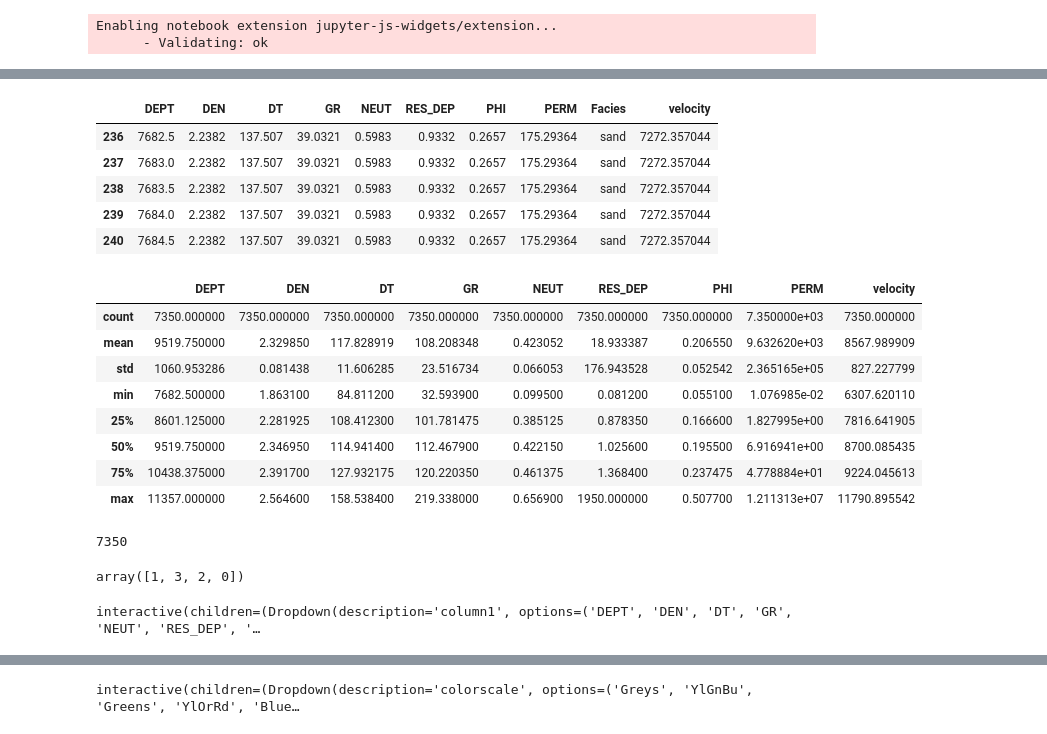
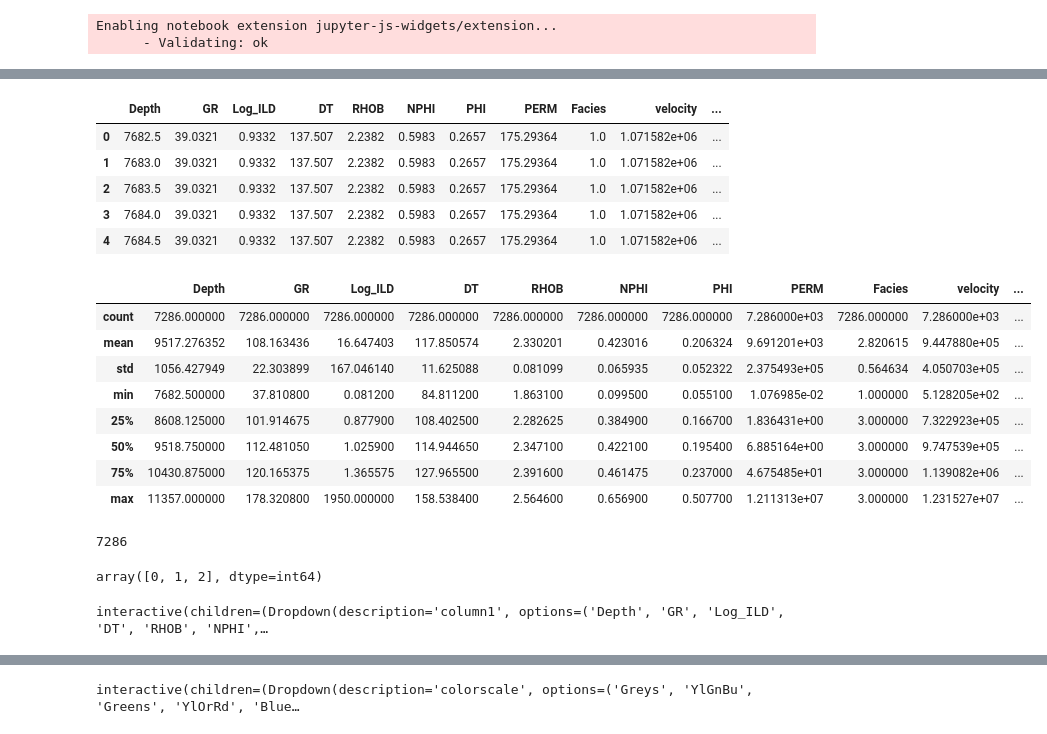
Before and after one commit to Egbetimmy/MSc-Project, a Jupyter notebook: permeability_model.ipynb, the cells around one changed output, grey strips where cells are left out. Cells and saved outputs as stored; diff of their text form; code cells hidden in the pictures.

```diff
--- a/permeability_model.ipynb
+++ b/permeability_model.ipynb
@@ -41,5 +39,5 @@ PROJ: proj_create_from_database: SQLite error on SELECT name, type, coordinate_s
 # %%
-df = pd.read_csv('data/well_4_ML.csv')
+df = pd.read_csv('data/freeman_well_4_eng.csv')
 # %%
 df.describe()
 # %% [output]
@@ -84,30 +68,30 @@ dtype: int64
 # %%
-df1.head()
+df.head()
 # %% [output]
-|  | DEPT | DEN | DT | GR | NEUT | RES_DEP | PHI | PERM | Facies | velocity |
-| 236 | 7682.5 | 2.2382 | 137.507 | 39.0321 | 0.5983 | 0.9332 | 0.2657 | 175.29364 | sand | 7272.357044 |
-| 237 | 7683.0 | 2.2382 | 137.507 | 39.0321 | 0.5983 | 0.9332 | 0.2657 | 175.29364 | sand | 7272.357044 |
-| 238 | 7683.5 | 2.2382 | 137.507 | 39.0321 | 0.5983 | 0.9332 | 0.2657 | 175.29364 | sand | 7272.357044 |
-| 239 | 7684.0 | 2.2382 | 137.507 | 39.0321 | 0.5983 | 0.9332 | 0.2657 | 175.29364 | sand | 7272.357044 |
-| 240 | 7684.5 | 2.2382 | 137.507 | 39.0321 | 0.5983 | 0.9332 | 0.2657 | 175.29364 | sand | 7272.357044 |
+|  | Depth | GR | Log_ILD | DT | RHOB | NPHI | PHI | PERM | Facies | velocity | ... |
+| 0 | 7682.5 | 39.0321 | 0.9332 | 137.507 | 2.2382 | 0.5983 | 0.2657 | 175.29364 | 1.0 | 1.071582e+06 | ... |
+| 1 | 7683.0 | 39.0321 | 0.9332 | 137.507 | 2.2382 | 0.5983 | 0.2657 | 175.29364 | 1.0 | 1.071582e+06 | ... |
+| 2 | 7683.5 | 39.0321 | 0.9332 | 137.507 | 2.2382 | 0.5983 | 0.2657 | 175.29364 | 1.0 | 1.071582e+06 | ... |
+| 3 | 7684.0 | 39.0321 | 0.9332 | 137.507 | 2.2382 | 0.5983 | 0.2657 | 175.29364 | 1.0 | 1.071582e+06 | ... |
+| 4 | 7684.5 | 39.0321 | 0.9332 | 137.507 | 2.2382 | 0.5983 | 0.2657 | 175.29364 | 1.0 | 1.071582e+06 | ... |
 # %%
-df1.describe()
+df.describe()
 # %% [output]
-|  | DEPT | DEN | DT | GR | NEUT | RES_DEP | PHI | PERM | velocity |
-| count | 7350.000000 | 7350.000000 | 7350.000000 | 7350.000000 | 7350.000000 | 7350.000000 | 7350.000000 | 7.350000e+03 | 7350.000000 |
-| mean | 9519.750000 | 2.329850 | 117.828919 | 108.208348 | 0.423052 | 18.933387 | 0.206550 | 9.632620e+03 | 8567.989909 |
-| std | 1060.953286 | 0.081438 | 11.606285 | 23.516734 | 0.066053 | 176.943528 | 0.052542 | 2.365165e+05 | 827.227799 |
-| min | 7682.500000 | 1.863100 | 84.811200 | 32.593900 | 0.099500 | 0.081200 | 0.055100 | 1.076985e-02 | 6307.620110 |
-| 25% | 8601.125000 | 2.281925 | 108.412300 | 101.781475 | 0.385125 | 0.878350 | 0.166600 | 1.827995e+00 | 7816.641905 |
-| 50% | 9519.750000 | 2.346950 | 114.941400 | 112.467900 | 0.422150 | 1.025600 | 0.195500 | 6.916941e+00 | 8700.085435 |
-| 75% | 10438.375000 | 2.391700 | 127.932175 | 120.220350 | 0.461375 | 1.368400 | 0.237475 | 4.778884e+01 | 9224.045613 |
-| max | 11357.000000 | 2.564600 | 158.538400 | 219.338000 | 0.656900 | 1950.000000 | 0.507700 | 1.211313e+07 | 11790.895542 |
+|  | Depth | GR | Log_ILD | DT | RHOB | NPHI | PHI | PERM | Facies | velocity | ... |
+| count | 7286.000000 | 7286.000000 | 7286.000000 | 7286.000000 | 7286.000000 | 7286.000000 | 7286.000000 | 7.286000e+03 | 7286.000000 | 7.286000e+03 | ... |
+| mean | 9517.276352 | 108.163436 | 16.647403 | 117.850574 | 2.330201 | 0.423016 | 0.206324 | 9.691201e+03 | 2.820615 | 9.447880e+05 | ... |
+| std | 1056.427949 | 22.303899 | 167.046140 | 11.625088 | 0.081099 | 0.065935 | 0.052322 | 2.375493e+05 | 0.564634 | 4.050703e+05 | ... |
+| min | 7682.500000 | 37.810800 | 0.081200 | 84.811200 | 1.863100 | 0.099500 | 0.055100 | 1.076985e-02 | 1.000000 | 5.128205e+02 | ... |
+| 25% | 8608.125000 | 101.914675 | 0.877900 | 108.402500 | 2.282625 | 0.384900 | 0.166700 | 1.836431e+00 | 3.000000 | 7.322923e+05 | ... |
+| 50% | 9518.750000 | 112.481050 | 1.025900 | 114.944650 | 2.347100 | 0.422100 | 0.195400 | 6.885164e+00 | 3.000000 | 9.747539e+05 | ... |
+| 75% | 10430.875000 | 120.165375 | 1.365575 | 127.965500 | 2.391600 | 0.461475 | 0.237000 | 4.675485e+01 | 3.000000 | 1.139082e+06 | ... |
+| max | 11357.000000 | 178.320800 | 1950.000000 | 158.538400 | 2.564600 | 0.656900 | 0.507700 | 1.211313e+07 | 3.000000 | 1.231527e+07 | ... |
 # %%
 from sklearn import preprocessing
 from sklearn import utils
 lab_enc = preprocessing.LabelEncoder()
 # %%
-df1['Facies'].count()
+df['Facies'].count()
 # %% [output]
-7350
+7286
 # %%
@@ -115,13 +99,13 @@ df1['Facies']= lab_enc.fit_transform(df1['Facies'])
 # %%
-df1['Facies'].unique()
+df['Facies'].unique()
 # %% [output]
-array([1, 3, 2, 0])
+array([0, 1, 2], dtype=int64)
 # %%
 @interact
-def correlations(column1=list(df1.select_dtypes('number').columns),
-                 column2=list(df1.select_dtypes('number').columns)):
-    print(f"Correlation: {df1[column1].corr(df1[column2])}")
+def correlations(column1=list(df.select_dtypes('number').columns),
+                 column2=list(df.select_dtypes('number').columns)):
+    print(f"Correlation: {df[column1].corr(df[column2])}")
 # %% [output]
-interactive(children=(Dropdown(description='column1', options=('DEPT', 'DEN', 'DT', 'GR', 'NEUT', 'RES_DEP', '…
+interactive(children=(Dropdown(description='column1', options=('Depth', 'GR', 'Log_ILD', 'DT', 'RHOB', 'NPHI',…
 # %%
 @interact
```
Also changed, not shown: parts of 14 cells of this notebook.
